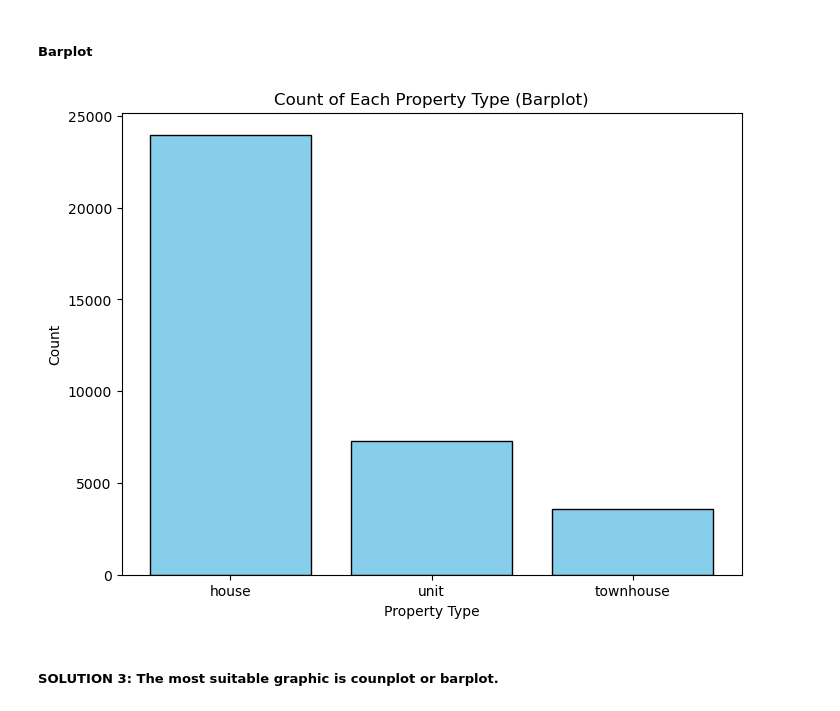
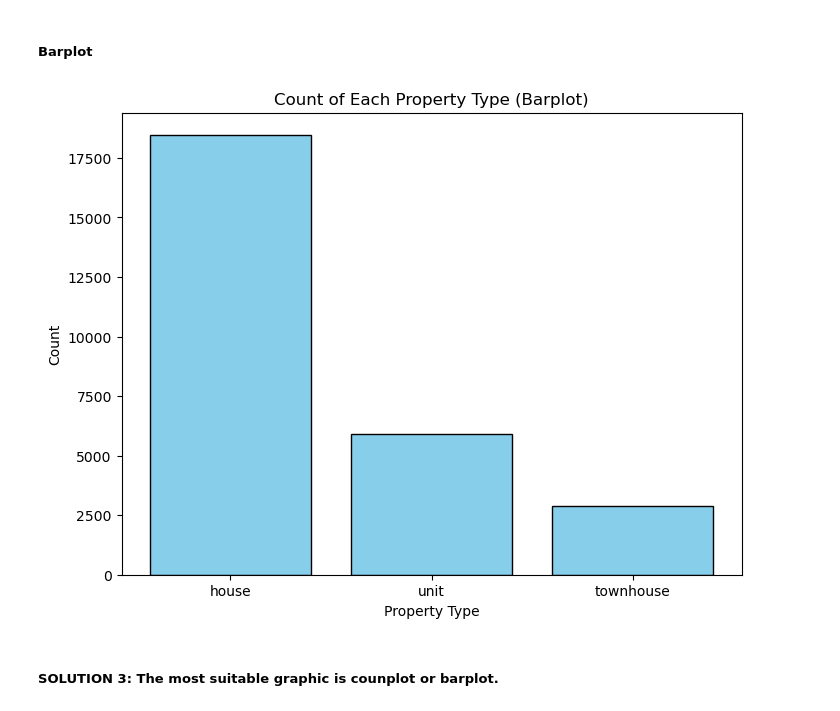
Before and after one commit to adrianbenitezrueda/melbourne-housing-market-2016-2018, a Jupyter notebook: main.ipynb, the cells around one changed output. Saved outputs shown, nothing was run; the diff lists cells and outputs as text; code cells hidden in the pictures.

```diff
--- a/main.ipynb
+++ b/main.ipynb
@@ -406,19 +416,19 @@ plt.show()
 # %%
 # Create a barplot to show the count of each property type
 plt.figure(figsize=(8, 6))
-plt.bar(df_mb['property_type'].map(property_names).value_counts().index,
-        df_mb['property_type'].map(property_names).value_counts().values,
+plt.bar(df_mb_price['property_type'].map(property_names).value_counts().index,
+        df_mb_price['property_type'].map(property_names).value_counts().values,
         color='skyblue', edgecolor='black')
 
 # Add title and labels
 plt.title('Count of Each Property Type (Barplot)')
 plt.xlabel('Property Type')
 plt.ylabel('Count')
 
 # Show the plot
 plt.show()
 # %% [output]
-[figure, old version]
+[figure, new version]
 # %% [markdown]
 ##### **SOLUTION 3:** The most suitable graphic is counplot or barplot.
 # %% [markdown]
```
Also changed, not shown: parts of 19 cells of this notebook.
